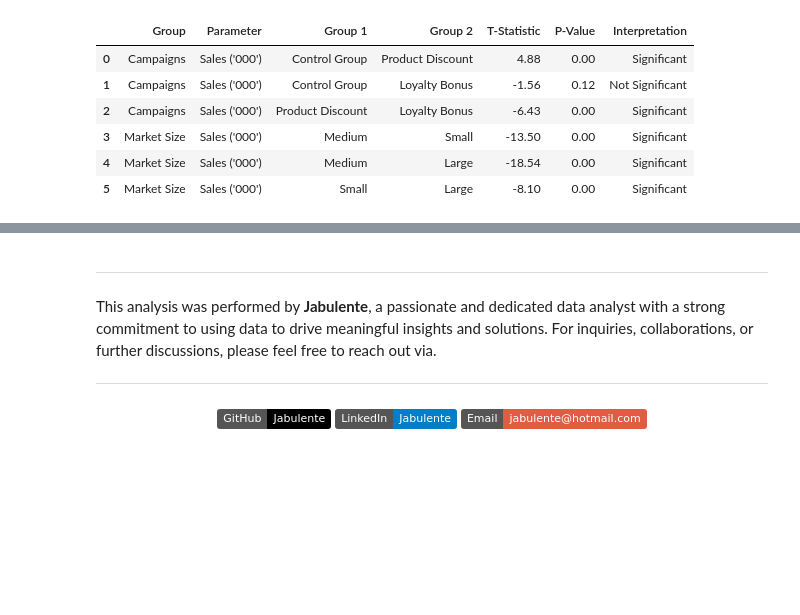
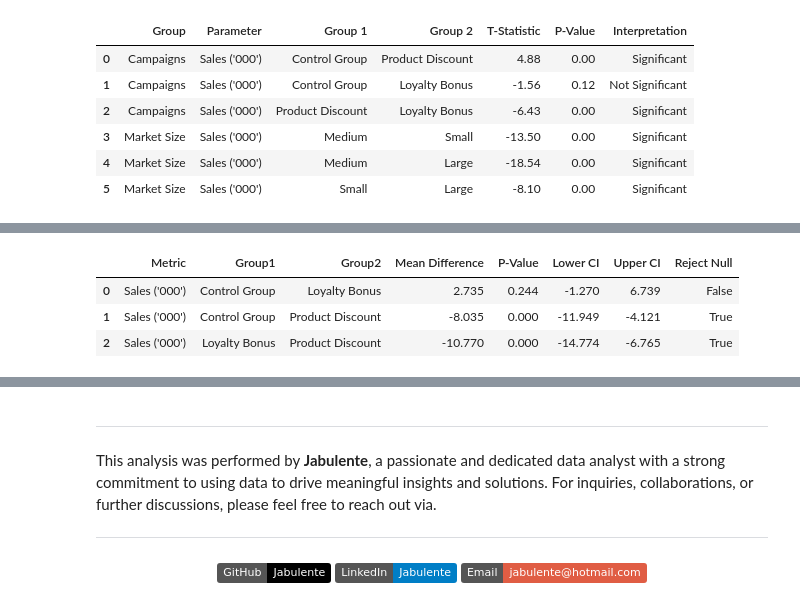
Before and after one commit to Jabulente/AB-Testing-on-Marketing-Campaigns, a Jupyter notebook: Notebooks/AB Testing for Marketing Campaign Optimization.ipynb, the cells around one changed output, grey strips where cells are left out. Saved outputs shown, nothing was run; the diff lists cells and outputs as text; code cells hidden in the pictures; badges without logos; blank space fills up the shorter version.

```diff
--- a/Notebooks/AB Testing for Marketing Campaign Optimization.ipynb
+++ b/Notebooks/AB Testing for Marketing Campaign Optimization.ipynb
@@ -682,0 +776,32 @@ display(Results)
+# %%
+def Turkey_results(df, Metrics, group=''):
+    results_data = []
+    for metric in Metrics:
+        turkey_results = pairwise_tukeyhsd(endog=df[metric], groups=df[group], alpha=0.05)
+        results_table = turkey_results.summary()
+
+        for i in range(1, len(results_table)):
+            row = results_table.data[i]
+            results_data.append({
+                'Metric': metric,
+                'Group1': row[0],
+                'Group2': row[1],
+                'Mean Difference': row[2],
+                'P-Value': row[3],
+                'Lower CI': row[4],
+                'Upper CI': row[5],
+                'Reject Null': row[6]
+            })
+
+        result_df = pd.DataFrame(results_data)
+    return result_df
+
+Metrics = [ 'Sales (\'000\')']
+Turkeyresults = Turkey_results(df, Metrics, group='Campaigns')
+pd.set_option("display.float_format", "{:.3f}".format)
+Turkeyresults
+# %% [output]
+|  | Metric | Group1 | Group2 | Mean Difference | P-Value | Lower CI | Upper CI | Reject Null |
+| 0 | Sales ('000') | Control Group | Loyalty Bonus | 2.735 | 0.244 | -1.270 | 6.739 | False |
+| 1 | Sales ('000') | Control Group | Product Discount | -8.035 | 0.000 | -11.949 | -4.121 | True |
+| 2 | Sales ('000') | Loyalty Bonus | Product Discount | -10.770 | 0.000 | -14.774 | -6.765 | True |
```
Also changed, not shown: parts of 16 cells of this notebook, 5 other files.
